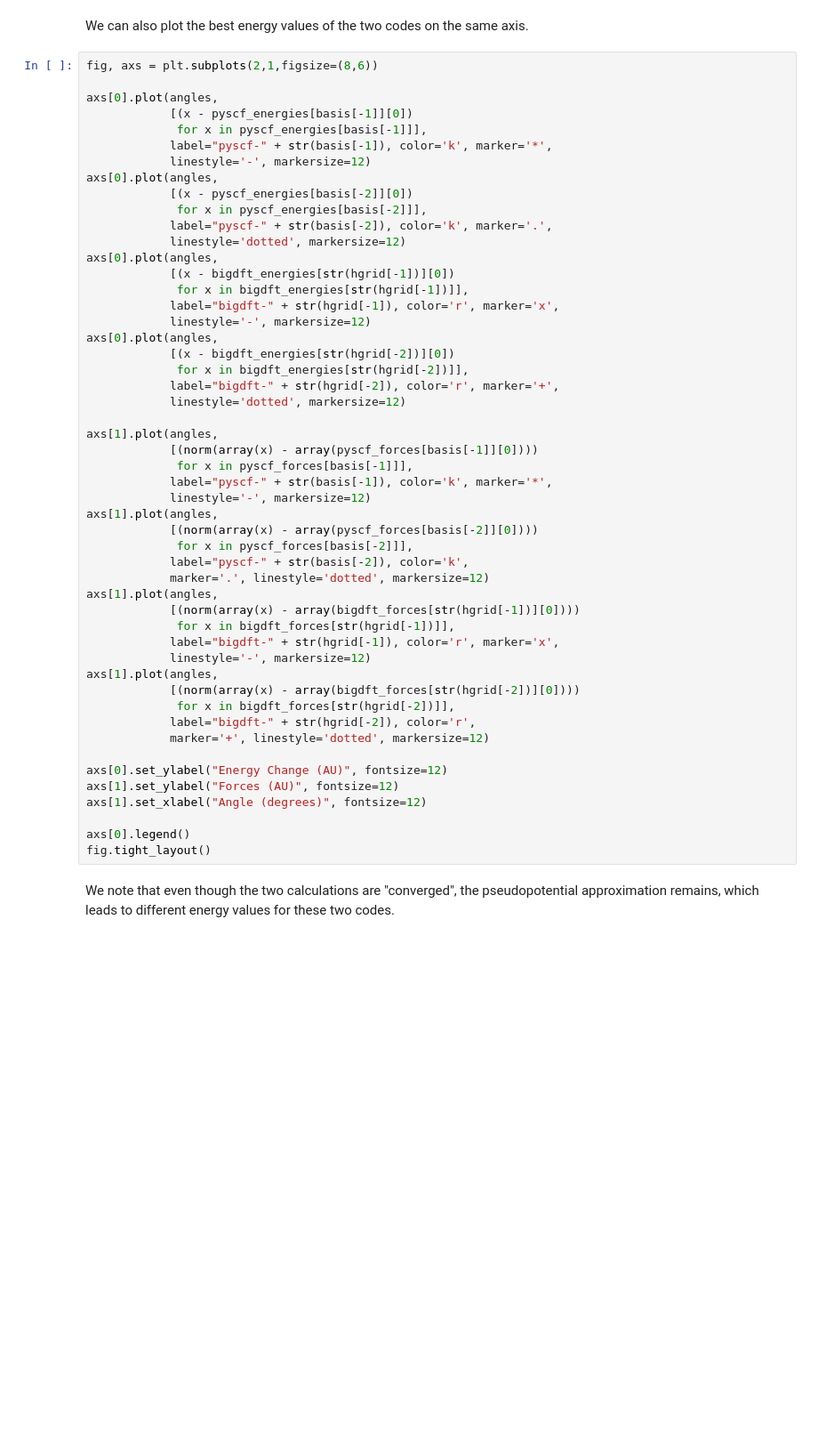
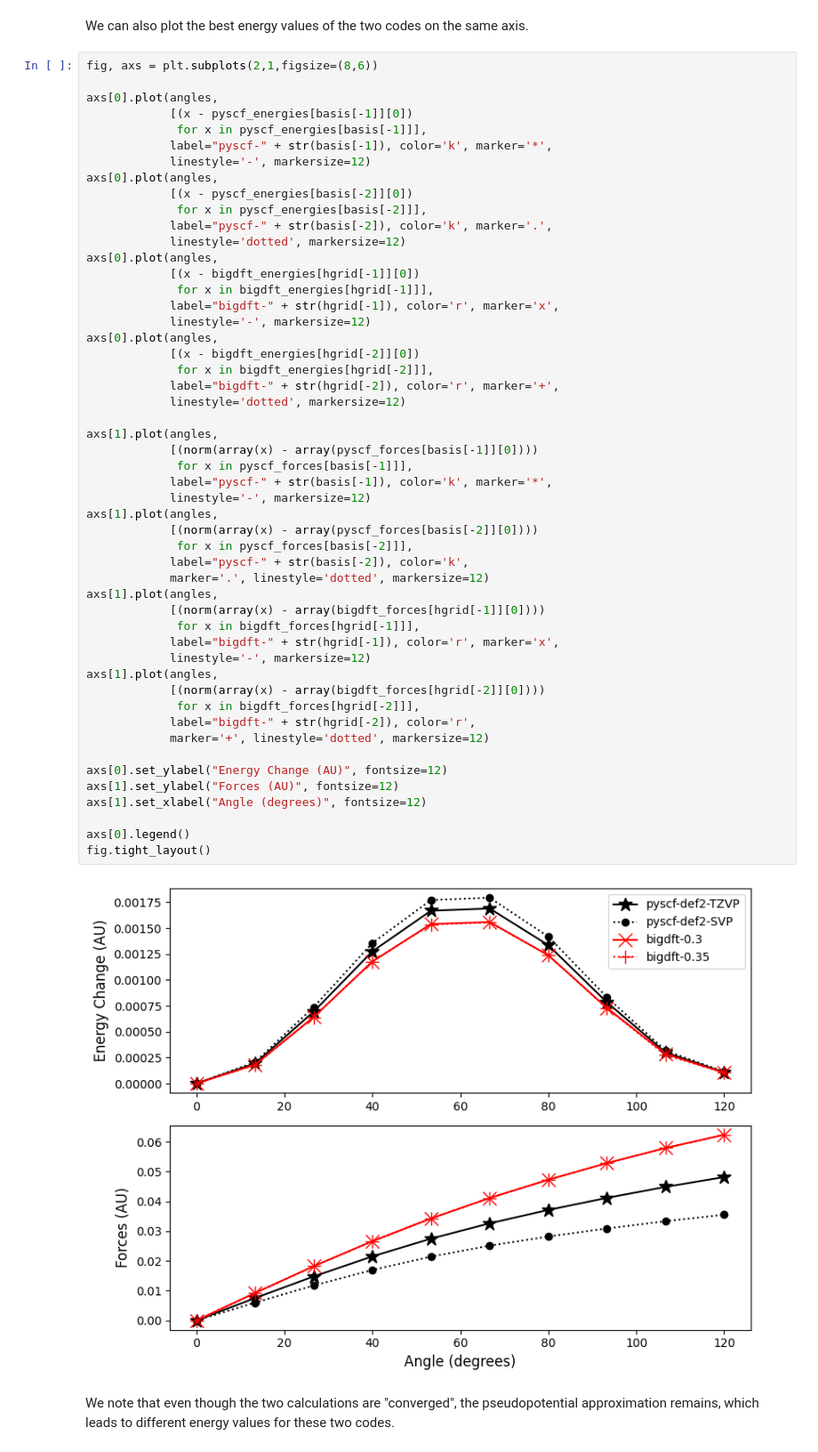
Before and after one commit to BigDFT-group/bigdft-school, a Jupyter notebook: nmqc-2023/05-ComparisonToGaussian.ipynb, the cells around one changed output. Shown at 89% size. Drawn from its saved outputs; the diff is of its cells as text; blank space fills up the shorter version.

```diff
--- a/nmqc-2023/05-ComparisonToGaussian.ipynb
+++ b/nmqc-2023/05-ComparisonToGaussian.ipynb
@@ -204,42 +210,44 @@ axs[0].plot(angles,
             label="pyscf-" + str(basis[-2]), color='k', marker='.',
             linestyle='dotted', markersize=12)
 axs[0].plot(angles,
-            [(x - bigdft_energies[str(hgrid[-1])][0])
-             for x in bigdft_energies[str(hgrid[-1])]],
+            [(x - bigdft_energies[hgrid[-1]][0])
+             for x in bigdft_energies[hgrid[-1]]],
             label="bigdft-" + str(hgrid[-1]), color='r', marker='x',
             linestyle='-', markersize=12)
 axs[0].plot(angles,
-            [(x - bigdft_energies[str(hgrid[-2])][0])
-             for x in bigdft_energies[str(hgrid[-2])]],
+            [(x - bigdft_energies[hgrid[-2]][0])
+             for x in bigdft_energies[hgrid[-2]]],
             label="bigdft-" + str(hgrid[-2]), color='r', marker='+',
             linestyle='dotted', markersize=12)
 
 axs[1].plot(angles,
             [(norm(array(x) - array(pyscf_forces[basis[-1]][0])))
              for x in pyscf_forces[basis[-1]]],
             label="pyscf-" + str(basis[-1]), color='k', marker='*',
             linestyle='-', markersize=12)
 axs[1].plot(angles,
             [(norm(array(x) - array(pyscf_forces[basis[-2]][0])))
              for x in pyscf_forces[basis[-2]]],
             label="pyscf-" + str(basis[-2]), color='k',
             marker='.', linestyle='dotted', markersize=12)
 axs[1].plot(angles,
-            [(norm(array(x) - array(bigdft_forces[str(hgrid[-1])][0])))
-             for x in bigdft_forces[str(hgrid[-1])]],
+            [(norm(array(x) - array(bigdft_forces[hgrid[-1]][0])))
+             for x in bigdft_forces[hgrid[-1]]],
             label="bigdft-" + str(hgrid[-1]), color='r', marker='x',
             linestyle='-', markersize=12)
 axs[1].plot(angles,
-            [(norm(array(x) - array(bigdft_forces[str(hgrid[-2])][0])))
-             for x in bigdft_forces[str(hgrid[-2])]],
+            [(norm(array(x) - array(bigdft_forces[hgrid[-2]][0])))
+             for x in bigdft_forces[hgrid[-2]]],
             label="bigdft-" + str(hgrid[-2]), color='r',
             marker='+', linestyle='dotted', markersize=12)
 
 axs[0].set_ylabel("Energy Change (AU)", fontsize=12)
 axs[1].set_ylabel("Forces (AU)", fontsize=12)
 axs[1].set_xlabel("Angle (degrees)", fontsize=12)
 
 axs[0].legend()
 fig.tight_layout()
+# %% [output]
+[figure, added]
 # %% [markdown]
 We note that even though the two calculations are "converged", the pseudopotential approximation remains, which leads to different energy values for these two codes.
```
Also changed, not shown: parts of 5 cells of this notebook.
